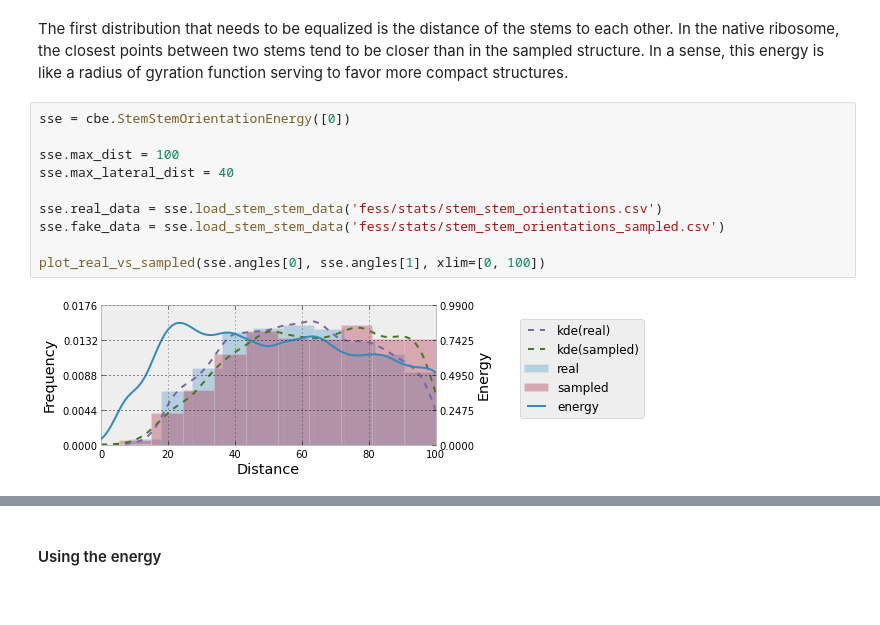
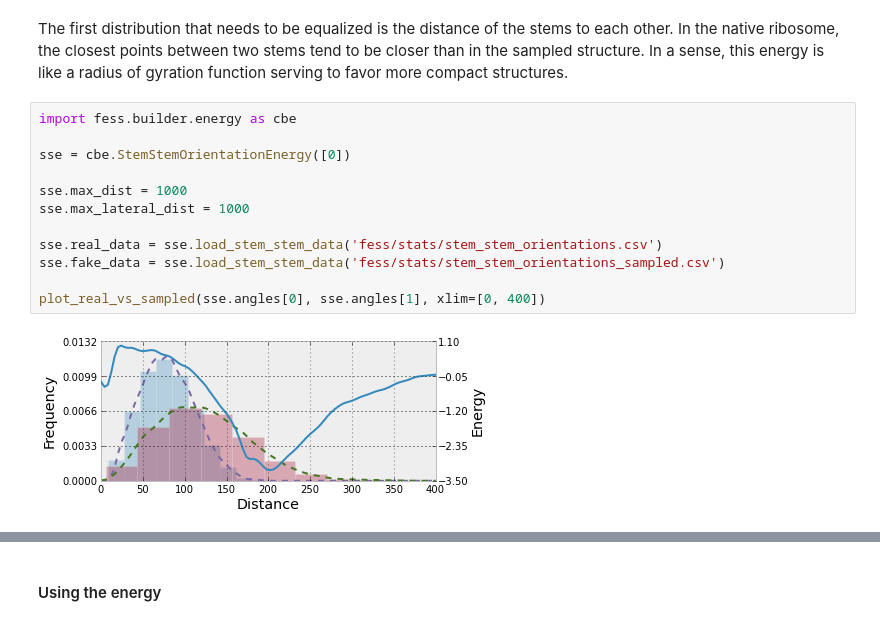
Before and after one commit to ViennaRNA/ernwin, a Jupyter notebook: ipy_notebook_ernwin.ipynb, the cells around one changed output, grey strips where cells are left out. Drawn from its saved outputs; the diff is of its cells as text.

```diff
--- a/ipy_notebook_ernwin.ipynb
+++ b/ipy_notebook_ernwin.ipynb
@@ -256,14 +260,16 @@ python fess/scripts/stem_stem_orientations.py random4/1jj2/best0.coord > fess/st
 # %% [markdown]
 The first distribution that needs to be equalized is the distance of the stems to each other. In the native ribosome, the closest points between two stems tend to be closer than in the sampled structure. In a sense, this energy is like a radius of gyration function serving to favor more compact structures.
 # %%
+import fess.builder.energy as cbe
+
 sse = cbe.StemStemOrientationEnergy([0])
 
-sse.max_dist = 100
-sse.max_lateral_dist = 40
+sse.max_dist = 1000
+sse.max_lateral_dist = 1000
 
 sse.real_data = sse.load_stem_stem_data('fess/stats/stem_stem_orientations.csv')
 sse.fake_data = sse.load_stem_stem_data('fess/stats/stem_stem_orientations_sampled.csv')
 
-plot_real_vs_sampled(sse.angles[0], sse.angles[1], xlim=[0, 100])
+plot_real_vs_sampled(sse.angles[0], sse.angles[1], xlim=[0, 400])
 # %% [output]
-[figure, old version]
+[figure, new version]
```
Also changed, not shown: parts of 15 cells of this notebook, 1 other file.
